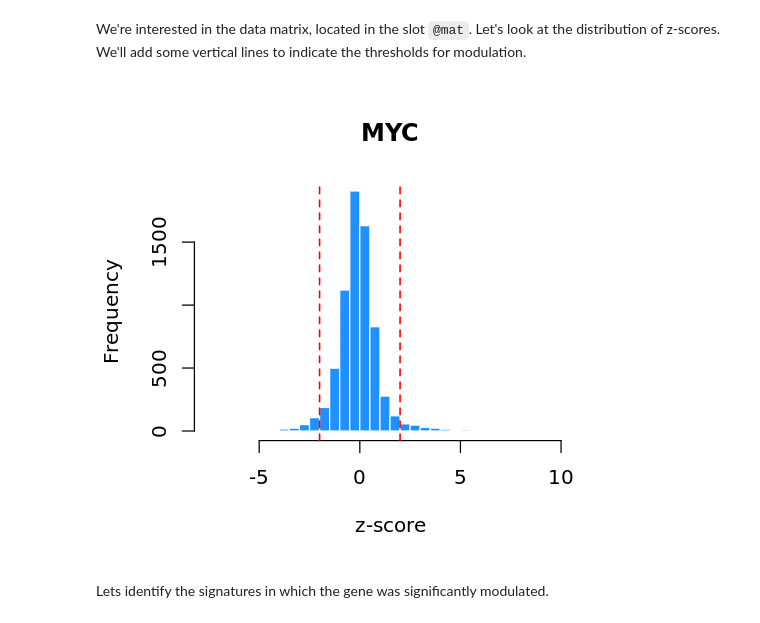
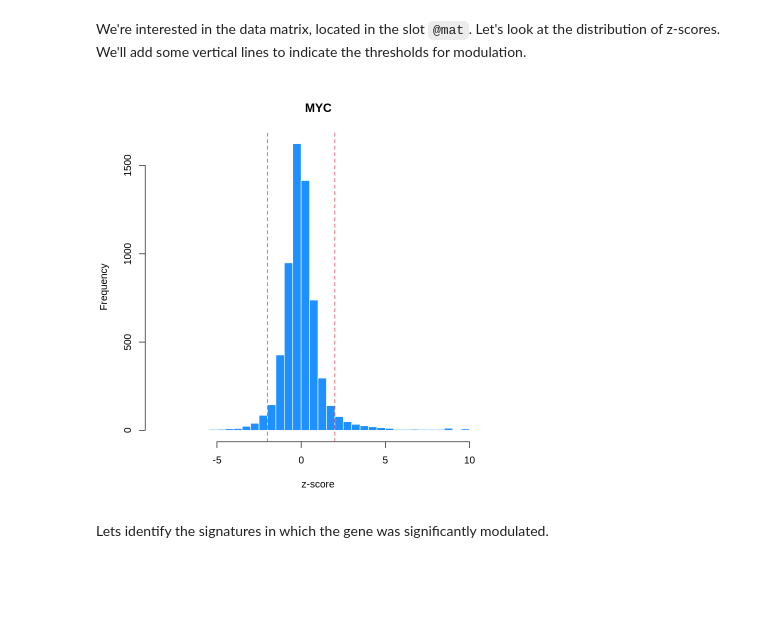
Before and after one commit to cmap/lincs-workshop-2020, a Jupyter notebook: notebooks/gene_expression/Exercise_1_Gene_modulation.ipynb, the cells around one changed output. Saved outputs shown, nothing was run; the diff lists cells and outputs as text; code cells hidden in the pictures; blank space fills up the shorter version.

```diff
--- a/notebooks/gene_expression/Exercise_1_Gene_modulation.ipynb
+++ b/notebooks/gene_expression/Exercise_1_Gene_modulation.ipynb
@@ -180,12 +180,11 @@ Note that the matrix only has one row, because we only requested data for a sing
 # %% [markdown]
 We're interested in the data matrix, located in the slot `@mat`. Let's look at the distribution of z-scores. We'll add some vertical lines to indicate the thresholds for modulation.
 # %%
-options(repr.plot.width=4.5, repr.plot.height=4)
 hist(ds@mat, col="dodgerblue", border="white", breaks=30, main=my_gene, xlab="z-score")
 abline(v=2, lty=2, col=2, lwd=1.3)
 abline(v=-2, lty=2, col=2, lwd=1.3)
 # %% [output]
-[figure, old version]
+[figure, new version]
 # %% [markdown]
 Lets identify the signatures in which the gene was significantly modulated.
 # %%
```
Also changed, not shown: parts of 13 cells of this notebook.
